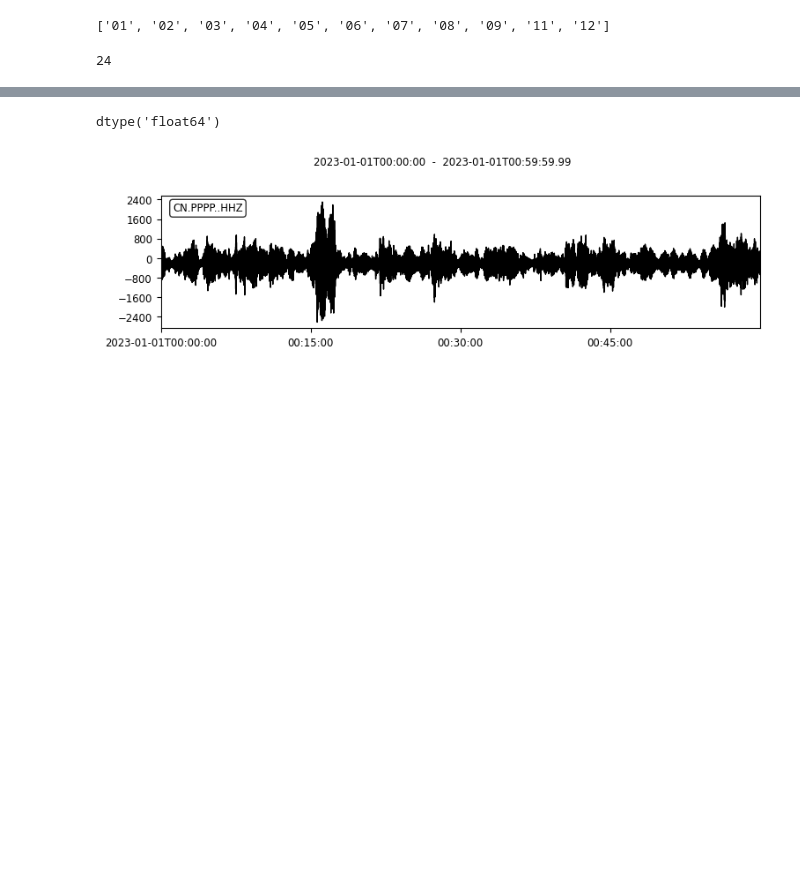
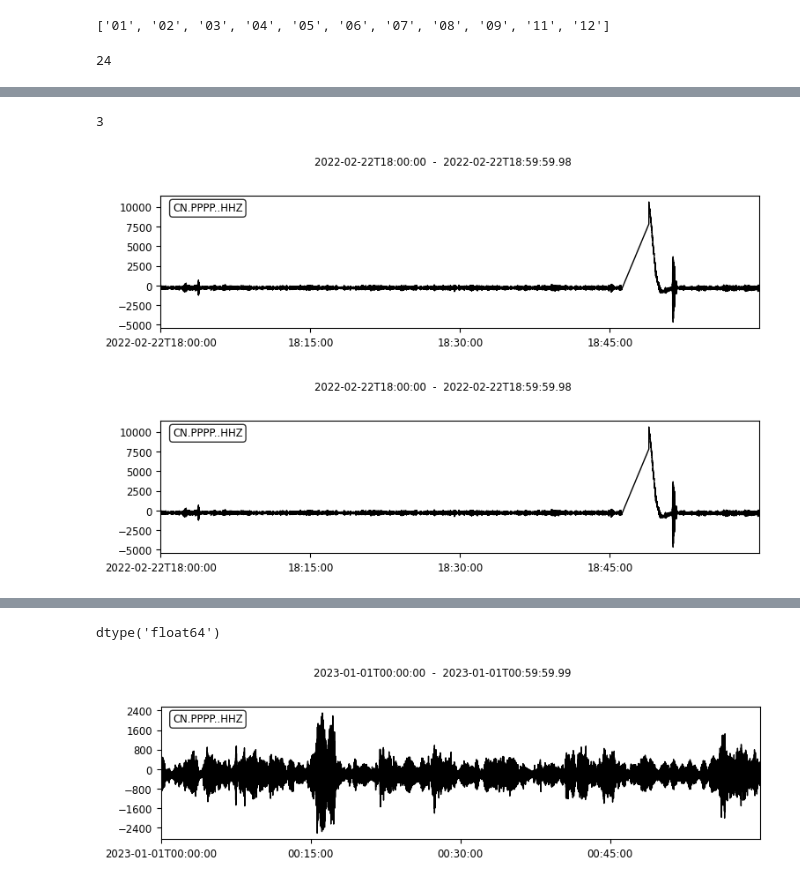
Before and after one commit to javierMoG/PopocatepetlVolcano, a Jupyter notebook: src/Pruebas.ipynb, the cells around one changed output, grey strips where cells are left out. Saved outputs shown, nothing was run; the diff lists cells and outputs as text; code cells hidden in the pictures; blank space fills up the shorter version.

```diff
--- a/src/Pruebas.ipynb
+++ b/src/Pruebas.ipynb
@@ -105,2 +119,0 @@ st.stats
-# %%
-st = obspy.read("data/clean_data/2023/CN_PPPP_HHZ_20230101.sac")
@@ -111,0 +120,3 @@ st[0].plot()
+# %%
+st_final = st.select(component='Z')
+st_final = st_final.resample(sampling_rate=100)
@@ -111,0 +136,4 @@ st[0].plot()
+# %%
+len(st_final)
+# %% [output]
+3
@@ -111,0 +142,9 @@ st[0].plot()
+# %%
+aux1 =obspy.Trace.__add__(self=st_final[0], trace=st_final[1] , fill_value='interpolate')
+# %%
+st_final_complete = obspy.Trace.__add__(aux1, trace=st_final[2] , fill_value='interpolate')
+# %%
+st_final_complete.plot()
+# %% [output]
+[figure, added]
+[figure, added]
```
Also changed, not shown: parts of 36 cells of this notebook, 2 other files.
